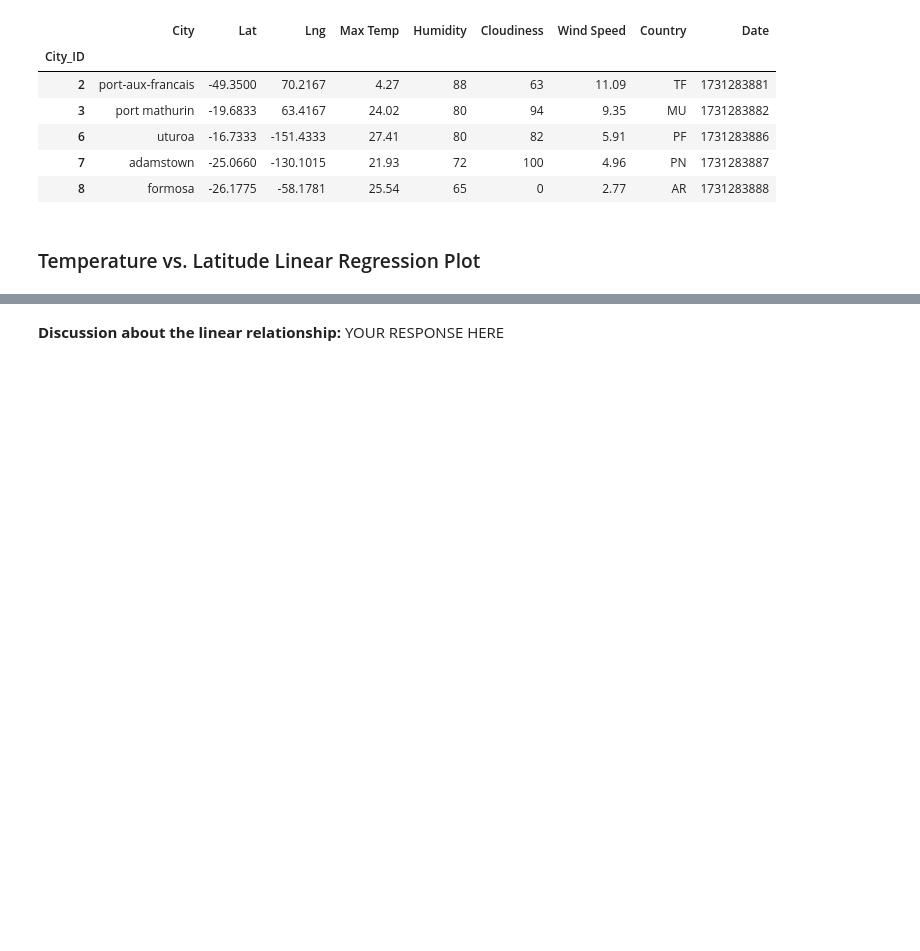
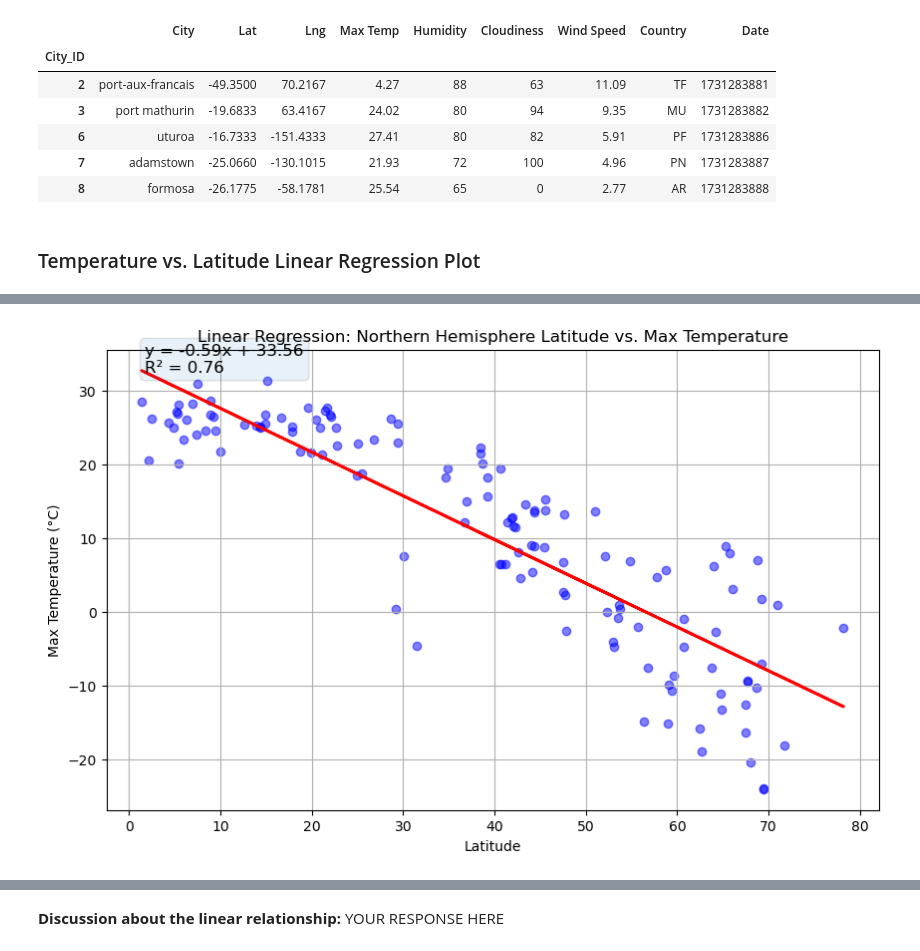
Before and after one commit to Kathyvng/python-api-challenge, a Jupyter notebook: WeatherPy/WeatherPy.ipynb, the cells around one changed output, grey strips where cells are left out. Saved outputs shown, nothing was run; the diff lists cells and outputs as text; code cells hidden in the pictures; blank space fills up the shorter version.

Commit message:
temp versis lat

```diff
--- a/WeatherPy/WeatherPy.ipynb
+++ b/WeatherPy/WeatherPy.ipynb
@@ -349,0 +338,12 @@ The r^2-value is: 0.6720220238897325
+# %%
+# Linear regression on Northern Hemisphere
+create_linear_regression_plot(
+    northern_hemi_df['Lat'],
+    northern_hemi_df['Max Temp'],
+    'Latitude',
+    'Max Temperature (°C)',
+    'Linear Regression: Northern Hemisphere Latitude vs. Max Temperature',
+    'output_data/Linear_Regression_NH_Temp.png'
+)
+# %% [output]
+[figure, added]
```
Also changed, not shown: parts of 3 cells of this notebook, 2 other files.
